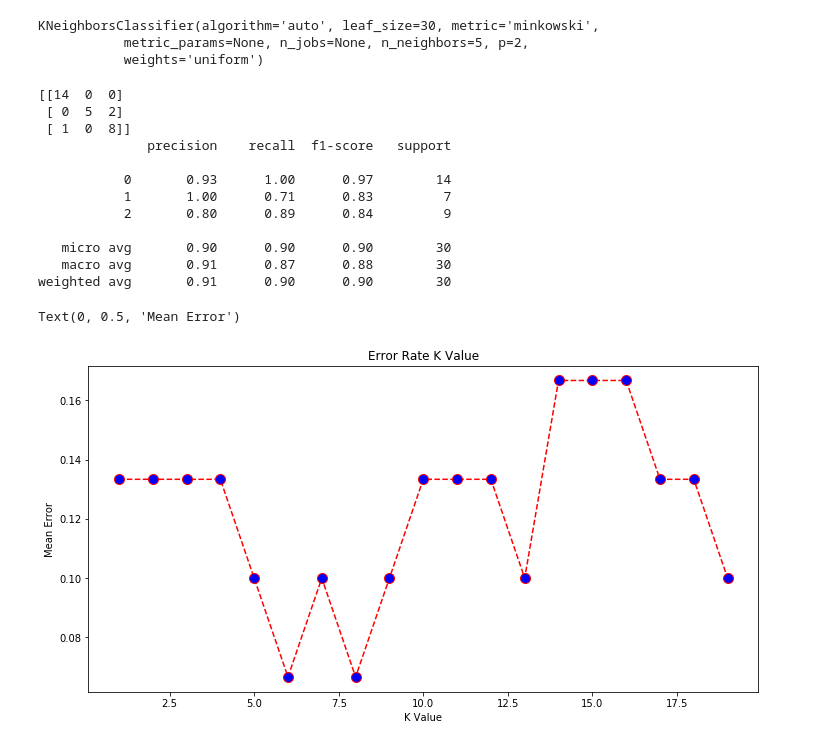
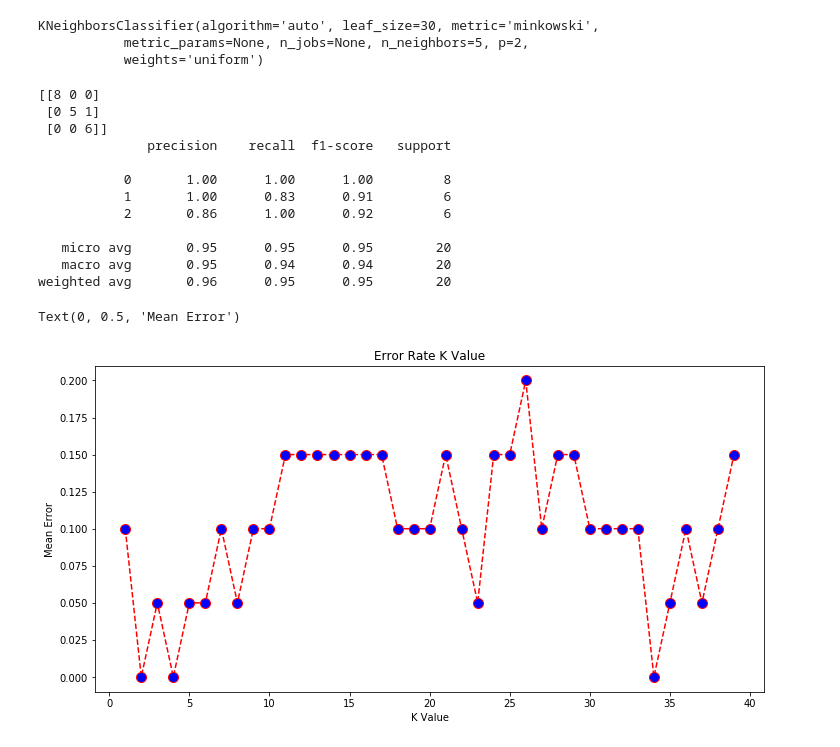
Before and after one commit to AniketBhawkar/Thesis, a Jupyter notebook: rekognition/python/KNN.ipynb, the cells around one changed output. Cells and saved outputs as stored; diff of their text form; code cells hidden in the pictures.

```diff
--- a/rekognition/python/KNN.ipynb
+++ b/rekognition/python/KNN.ipynb
@@ -3,8 +3,8 @@ import numpy as np
 import matplotlib.pyplot as plt
 import pandas as pd
 # %%
-names = ['ID','UserID','first_name','last_name','email','gender','City','Country', 'Age', 'Profession','Architecture', 'Clothing', 'Food','Transport','MainCategory']
-dataset = pd.read_csv("F:/Masters/Semester 3/rekognition/dataset-final.csv", delimiter=",",names=names)
+names = ['ID','UserID','first_name','last_name','email','gender','City','Country', 'Age', 'Profession','Architecture', 'Clothing', 'Food', 'Transport','MainCategory']
+dataset = pd.read_csv("F:/Masters/Semester 3/rekognition/backup_01July2019/dataset-final.csv", delimiter=",",names=names)
 dataset.drop(dataset.columns[[0,1, 2, 3, 4]], axis=1, inplace=True)
 dataset = dataset.iloc[1:]
 # %%
@@ -21,7 +21,7 @@ X = dataset.iloc[:, :-1].values
 y = dataset.iloc[:, 9].values
 # %%
 from sklearn.model_selection import train_test_split
-X_train, X_test, y_train, y_test = train_test_split(X, y, test_size=0.3)
+X_train, X_test, y_train, y_test = train_test_split(X, y, test_size=0.2)
 # %%
 from sklearn.preprocessing import StandardScaler
 scaler = StandardScaler()
@@ -44,34 +44,34 @@ from sklearn.metrics import classification_report, confusion_matrix
 print(confusion_matrix(y_test, y_pred))
 print(classification_report(y_test, y_pred))
 # %% [output]
-[[14  0  0]
- [ 0  5  2]
- [ 1  0  8]]
+[[8 0 0]
+ [0 5 1]
+ [0 0 6]]
               precision    recall  f1-score   support
 
-           0       0.93      1.00      0.97        14
-           1       1.00      0.71      0.83         7
-           2       0.80      0.89      0.84         9
+           0       1.00      1.00      1.00         8
+           1       1.00      0.83      0.91         6
+           2       0.86      1.00      0.92         6
 
-   micro avg       0.90      0.90      0.90        30
-   macro avg       0.91      0.87      0.88        30
-weighted avg       0.91      0.90      0.90        30
+   micro avg       0.95      0.95      0.95        20
+   macro avg       0.95      0.94      0.94        20
+weighted avg       0.96      0.95      0.95        20
 # %%
 error = []
 
 # Calculating error for K values between 1 and 40
-for i in range(1, 20):
+for i in range(1, 40):
     knn = KNeighborsClassifier(n_neighbors=i)
     knn.fit(X_train, y_train)
     pred_i = knn.predict(X_test)
     error.append(np.mean(pred_i != y_test))
 # %%
 plt.figure(figsize=(12, 6))
-plt.plot(range(1, 20), error, color='red', linestyle='dashed', marker='o',
+plt.plot(range(1, 40), error, color='red', linestyle='dashed', marker='o',
          markerfacecolor='blue', markersize=10)
 plt.title('Error Rate K Value')
 plt.xlabel('K Value')
 plt.ylabel('Mean Error')
 # %% [output]
 Text(0, 0.5, 'Mean Error')
-[figure, old version]
+[figure, new version]
```
Also changed, not shown: 5 other files.
